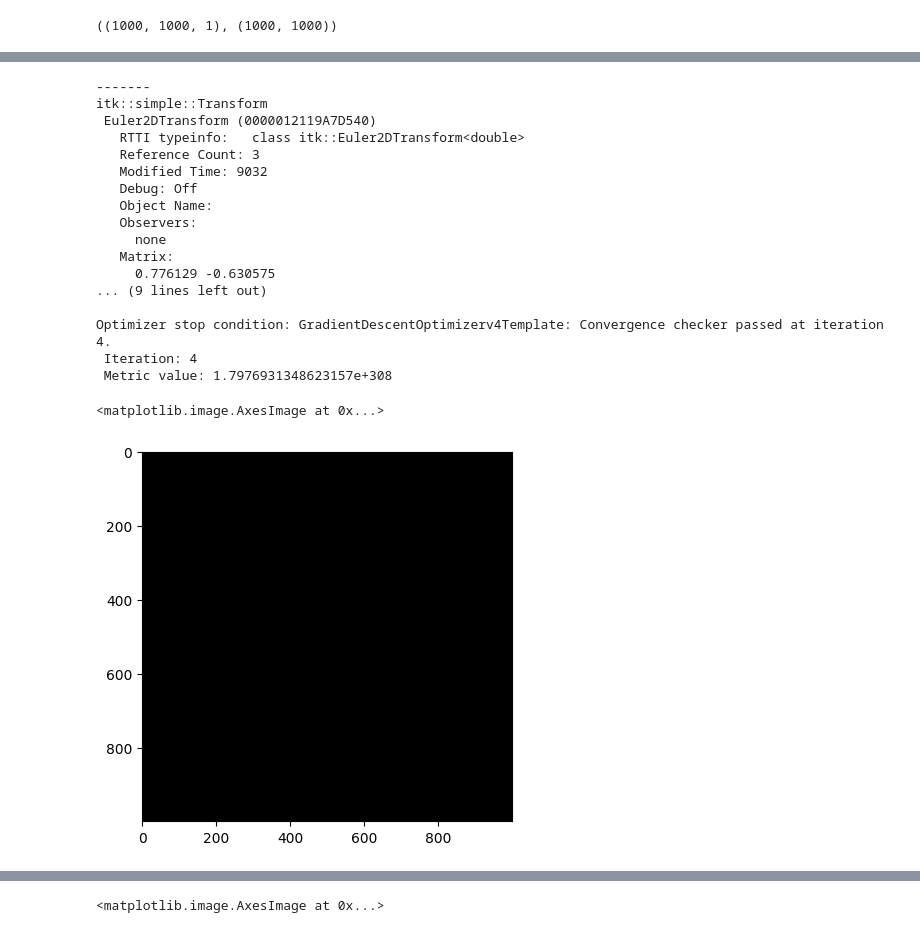
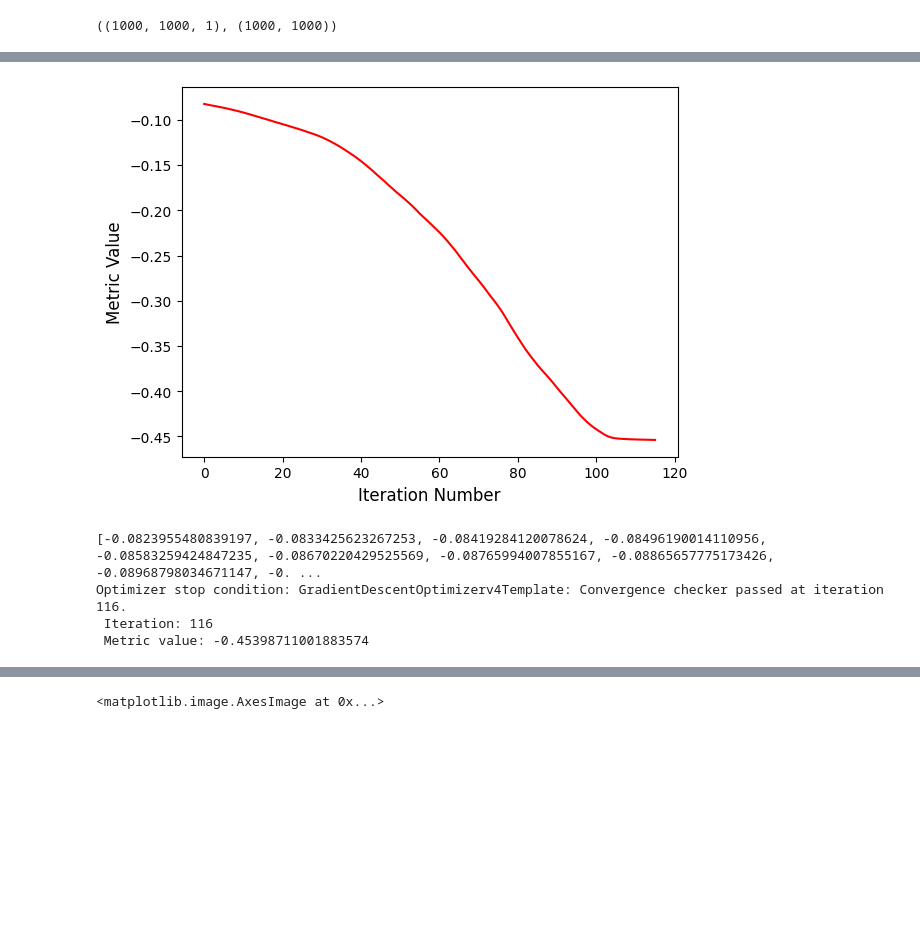
Before and after one commit to Vojtech-Benda/ca_isf, a Jupyter notebook: sitkRegistration.ipynb, the cells around one changed output, grey strips where cells are left out. Cells and saved outputs as stored; diff of their text form; code cells hidden in the pictures; blank space fills up the shorter version.

Commit message:
updated registration

```diff
--- a/sitkRegistration.ipynb
+++ b/sitkRegistration.ipynb
@@ -5,3 +6,31 @@ import matplotlib.pyplot as plt
+# %%
+def start_plot():
+    global metric_values
+
+    metric_values = []
+
+# Callback invoked when the EndEvent happens, do cleanup of data and figure.
+def end_plot():
+    global metric_values
+    print(metric_values)
+    with open("metric_values.txt", 'w') as fp:
+        for value in metric_values:
+            fp.write(f"{value:.5f}\n")
+    # Close figure, we don't want to get a duplicate of the plot latter on.
+    plt.close()
+
+def plot_values(registration_method):
+    global metric_values
+
+    metric_values.append(registration_method.GetMetricValue())
+    # Clear the output area (wait=True, to reduce flickering), and plot current data
+    clear_output(wait=True)
+    registration_method.Get
+    # Plot the similarity metric values
+    plt.plot(metric_values, 'r')
+    plt.xlabel('Iteration Number',fontsize=12)
+    plt.ylabel('Metric Value',fontsize=12)
+    plt.show()
 # %%
 preopImage = sitk.ReadImage("preopDrrImage.mha", sitk.sitkFloat32)
 intraopImage = sitk.ReadImage("pacient09IntraOpDrr.mha", sitk.sitkFloat32)
@@ -35,36 +63,26 @@ Moving image, spacing: (1.0, 1.0), size: (1000, 1000), direction: (1.0, 0.0, 0.0
 # %%
 initialTransform = sitk.CenteredTransformInitializer(fixedImage, movingImage,
-                                                     sitk.Euler2DTransform())
+                                                     sitk.AffineTransform(2))
 registration = sitk.ImageRegistrationMethod()
-registration.SetMetricAsMeanSquares()
+registration.SetMetricAsMattesMutualInformation()
+registration.SetOptimizerScalesFromPhysicalShift()
 registration.SetOptimizerAsGradientDescent(learningRate=1.0,
                                            numberOfIterations=200,
                                            convergenceMinimumValue=1e-5,
                                            convergenceWindowSize=5)
 registration.SetInitialTransform(initialTransform)
 registration.SetInterpolator(sitk.sitkLinear)
+
+registration.AddCommand(sitk.sitkStartEvent, start_plot)
+registration.AddCommand(sitk.sitkEndEvent, end_plot)
+registration.AddCommand(sitk.sitkIterationEvent, lambda: plot_values(registration))
+outTransform = registration.Execute(fixedImage, movingImage)
+print(f"Optimizer stop condition: {registration.GetOptimizerStopConditionDescription()}")
+print(f" Iteration: {registration.GetOptimizerIteration()}")
+print(f" Metric value: {registration.GetMetricValue()}")
+# %% [output]
+[figure, added]
+[-0.0823955480839197, -0.0833425623267253, -0.08419284120078624, -0.08496190014110956, -0.08583259424847235, -0.08670220429525569, -0.08765994007855167, -0.08865657775173426, -0.08968798034671147, -0. ...
+Optimizer stop condition: GradientDescentOptimizerv4Template: Convergence checker passed at iteration 116.
+ Iteration: 116
+ Metric value: -0.45398711001883574
-# %%
-outTransform = registration.Execute(fixedImage, movingImage)
-print("-------")
-print(outTransform)
-print(f"Optimizer stop condition: {registration.GetOptimizerStopConditionDescription()}")
-print(f" Iteration: {registration.GetOptimizerIteration()}")
-print(f" Metric value: {registration.GetMetricValue()}")
-# %% [output]
--------
-itk::simple::Transform
- Euler2DTransform (0000012119A7D540)
-   RTTI typeinfo:   class itk::Euler2DTransform<double>
-   Reference Count: 3
-   Modified Time: 9032
-   Debug: Off
-   Object Name:
-   Observers:
-     none
-   Matrix:
-     0.776129 -0.630575
-... (9 lines left out)
-
-Optimizer stop condition: GradientDescentOptimizerv4Template: Convergence checker passed at iteration 4.
- Iteration: 4
- Metric value: 1.7976931348623157e+308
@@ -79,5 +88,0 @@ resampledImage = resampler.Execute(movingImage)
-# %%
-plt.imshow(sitk.GetArrayViewFromImage(resampledImage), cmap="gray")
-# %% [output]
-<matplotlib.image.AxesImage at 0x...>
-[figure, removed]
```
Also changed, not shown: parts of 7 cells of this notebook, 2 other files.
